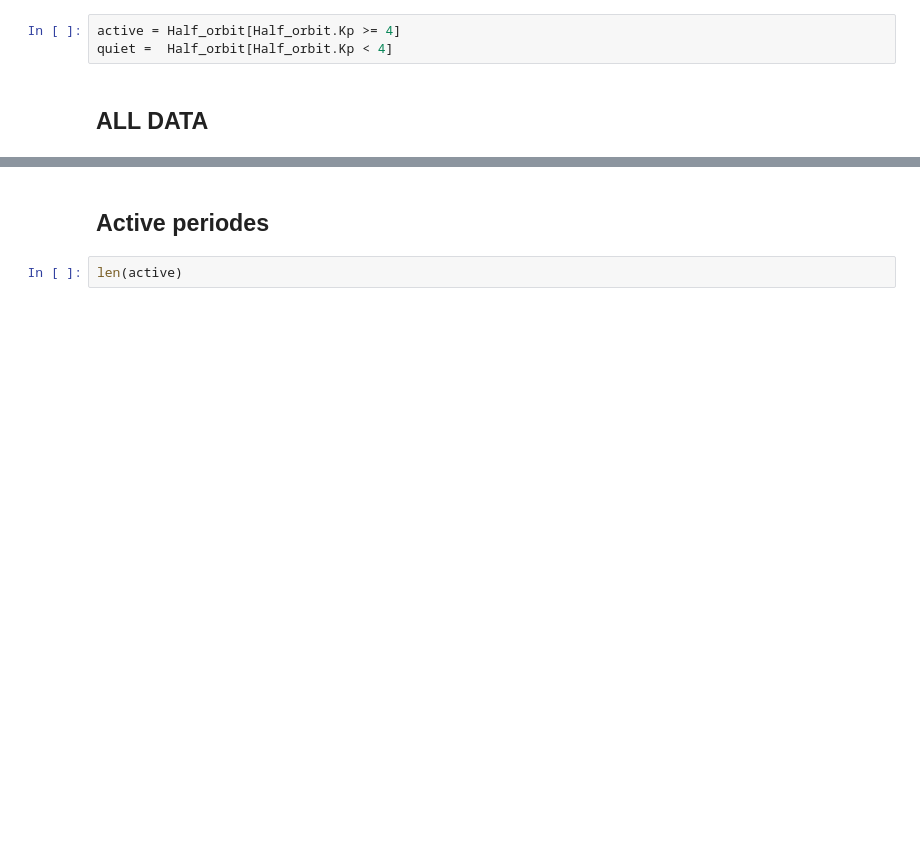
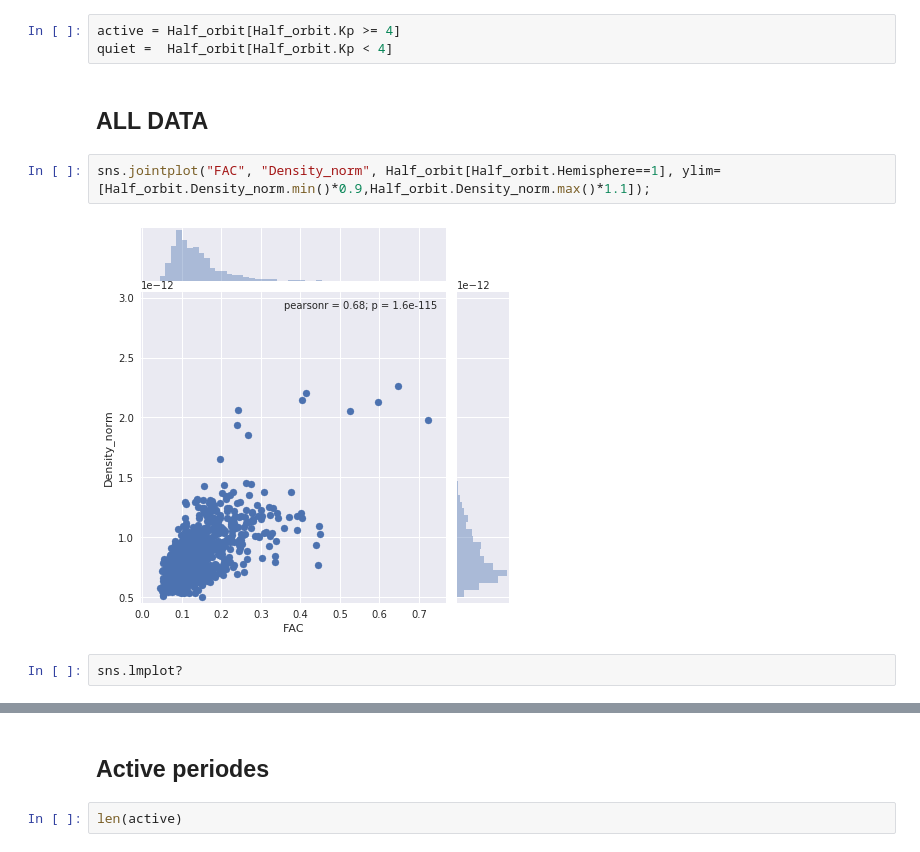
Before and after one commit to lupemba/bachelor, a Jupyter notebook: Histograms.ipynb, the cells around one changed output, grey strips where cells are left out. Cells and saved outputs as stored; diff of their text form; blank space fills up the shorter version.

```diff
--- a/Histograms.ipynb
+++ b/Histograms.ipynb
@@ -26,3 +26,9 @@ active = Half_orbit[Half_orbit.Kp >= 4]
 quiet =  Half_orbit[Half_orbit.Kp < 4]
 # %% [markdown]
 ## ALL DATA
+# %%
+sns.jointplot("FAC", "Density_norm", Half_orbit[Half_orbit.Hemisphere==1], ylim=[Half_orbit.Density_norm.min()*0.9,Half_orbit.Density_norm.max()*1.1]);
+# %% [output]
+[figure, added]
+# %%
+sns.lmplot?
```
Also changed, not shown: parts of 8 cells of this notebook, 5 other files.
